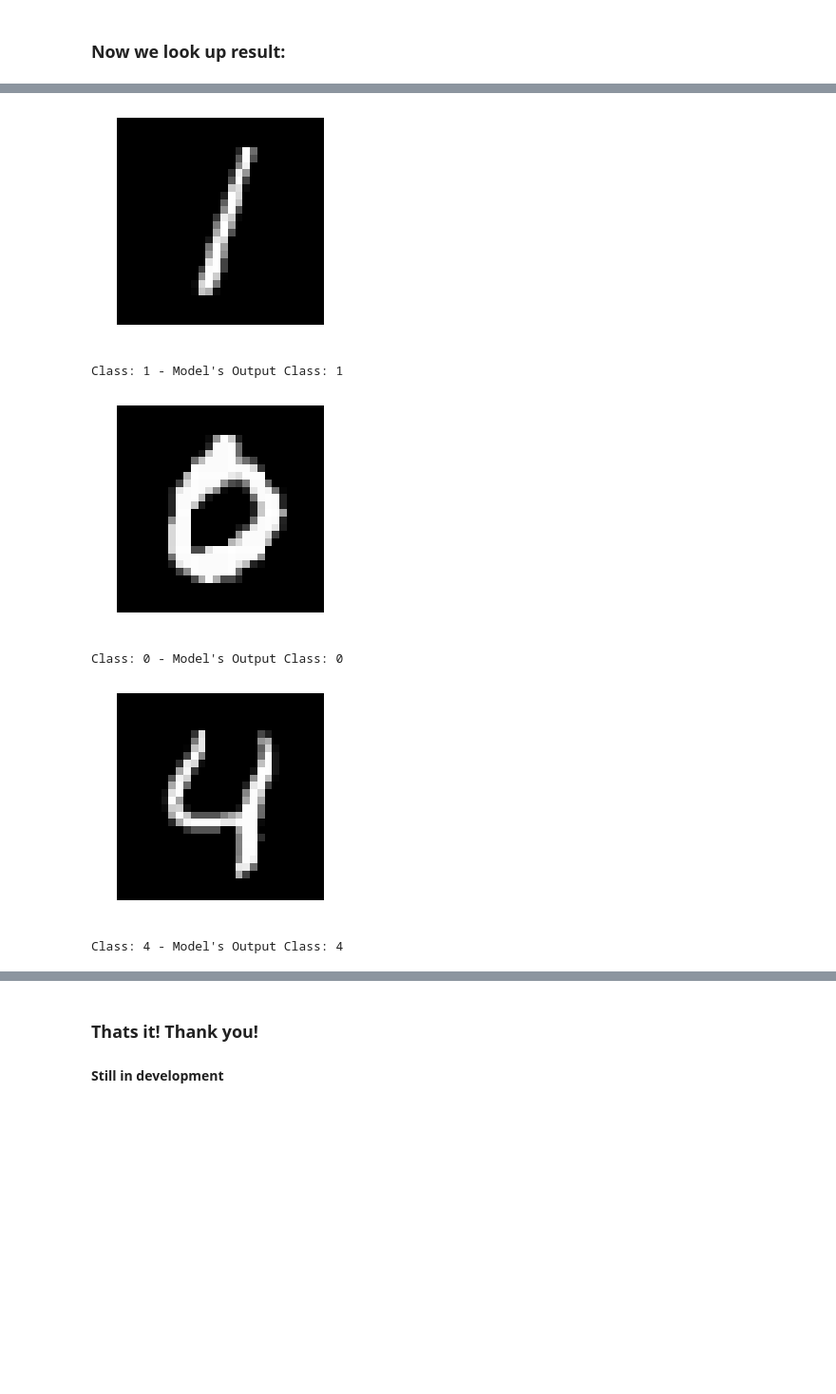
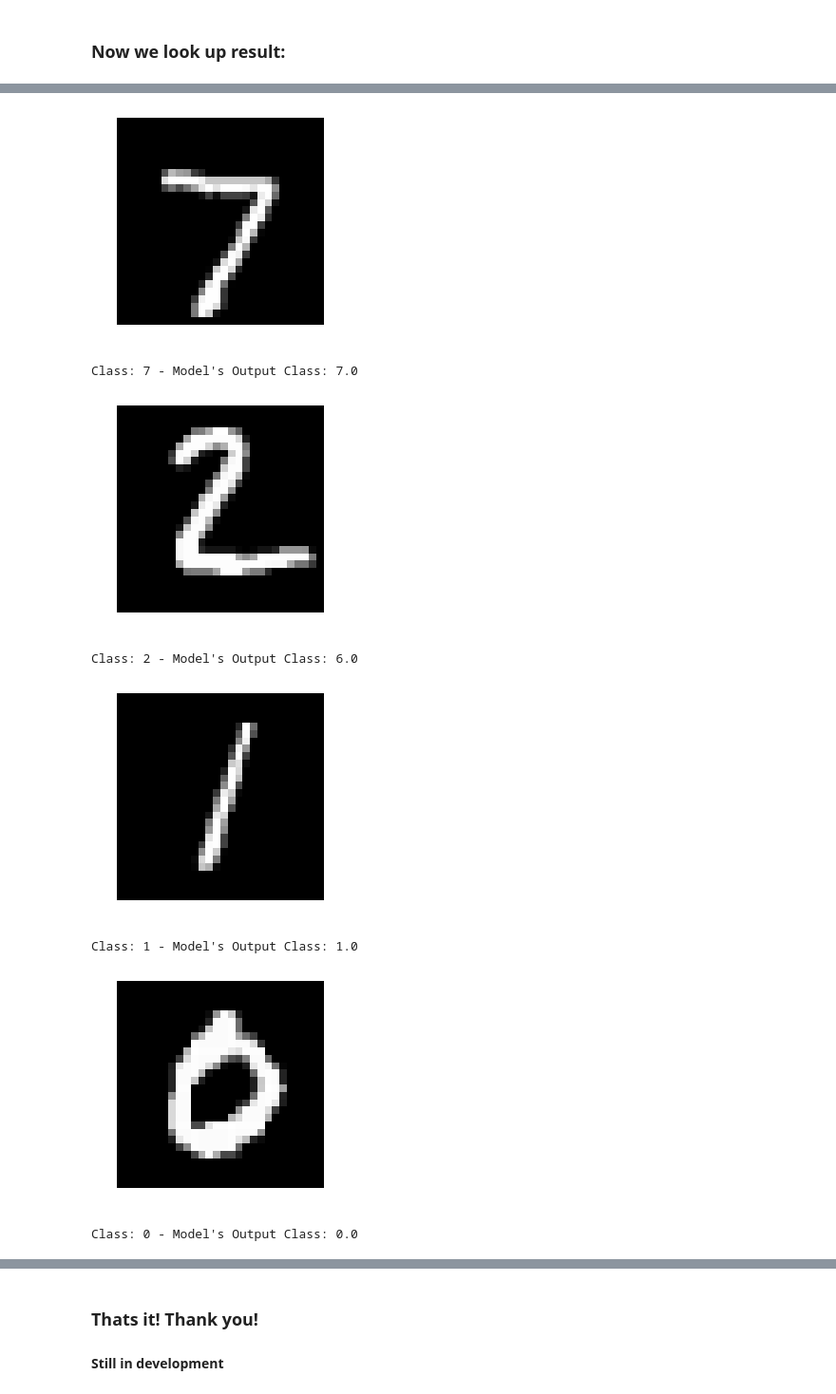
Before and after one commit to ardamavi/Unsupervised-Classification-with-Autoencoder, a Jupyter notebook: Unsupervised Classification With Autoencoder.ipynb, the cells around one changed output, grey strips where cells are left out. Shown at 95% size. Drawn from its saved outputs; the diff is of its cells as text; code cells hidden in the pictures; blank space fills up the shorter version.

```diff
--- a/Unsupervised Classification With Autoencoder.ipynb
+++ b/Unsupervised Classification With Autoencoder.ipynb
@@ -173,6 +173,7 @@ encoded = Activation('softmax')(x)
 # Output Shape: 10
 
 x = Dense(128)(encoded)
+x = Dropout(0.1)(x)
 x = Reshape((4,4,8))(x)
 x = Conv2D(8, (3, 3), activation='relu', padding='same')(x)
 x = UpSampling2D((2, 2))(x)
@@ -254,18 +255,3 @@ Use the code to finding which cluster:<br/>
 `np.argmax(encode[j], axis=0)`
 # %% [markdown]
 ### Now we look up result:
-# %%
-class_dic = {}
-for i in range(10):
-    verification_dic = {}
-    for a in range(10):
-        verification_dic[chr(ord('A')+a)] = 0
-    for j in range(10000):
-        if Y_test[j] != i:
-            continue
-        img_class = chr(ord('A')+np.argmax(encode[j], axis=0))
-        verification_dic[img_class] += 1
-    class_letter = max(verification_dic, key=verification_dic.get)
-    class_dic[class_letter] = i
-print('Class: " Real Class"')
-print(class_dic)
@@ -274,0 +258,12 @@ Class: " Real Class"
+# %%
+class_dict = np.zeros((num_class, num_class))
+for i in range(X_test.shape[0]):
+    class_dict[np.argmax(encode[i], axis=0)][Y_test[i]] += 1
+
+print(class_dict)
+
+neuron_class = np.zeros((num_class))
+for i in range(num_class):
+    neuron_class[i] = np.argmax(class_dict[i], axis=0)
+
+print(neuron_class)
@@ -275,8 +282,14 @@ Class: " Real Class"
 # %%
-for i in range(2,5):
+loss = 0
+for i in range(X_test.shape[0]):
+    if neuron_class[np.argmax(encode[i], axis=0)] == Y_test[i]:
+        loss += 1
+print('Loss:', loss/X_test.shape[0])
+print('Examples:')
+for i in range(10):
     plt.imshow(X_test[i].reshape(28,28), cmap='gray')
     plt.axis('off')
     plt.show()
-    img_class = chr(ord('A')+np.argmax(encode[i], axis=0))
-    print('Class:', Y_test[i], '- Model\'s Output Class:', class_dic[img_class])
+    neuron = np.argmax(encode[i], axis=0)
+    print('Class:', Y_test[i], '- Model\'s Output Class:', neuron_class[neuron])
 # %% [output]
@@ -283,6 +298,8 @@ for i in range(2,5):
-[figure, old version]
+[figure, new version]
-Class: 1 - Model's Output Class: 1
+Class: 7 - Model's Output Class: 7.0
-[figure, old version]
+[figure, new version]
-Class: 0 - Model's Output Class: 0
+Class: 2 - Model's Output Class: 6.0
-[figure, old version]
+[figure, new version]
-Class: 4 - Model's Output Class: 4
+Class: 1 - Model's Output Class: 1.0
+[figure, added]
+Class: 0 - Model's Output Class: 0.0
```
Also changed, not shown: parts of 8 cells of this notebook.
